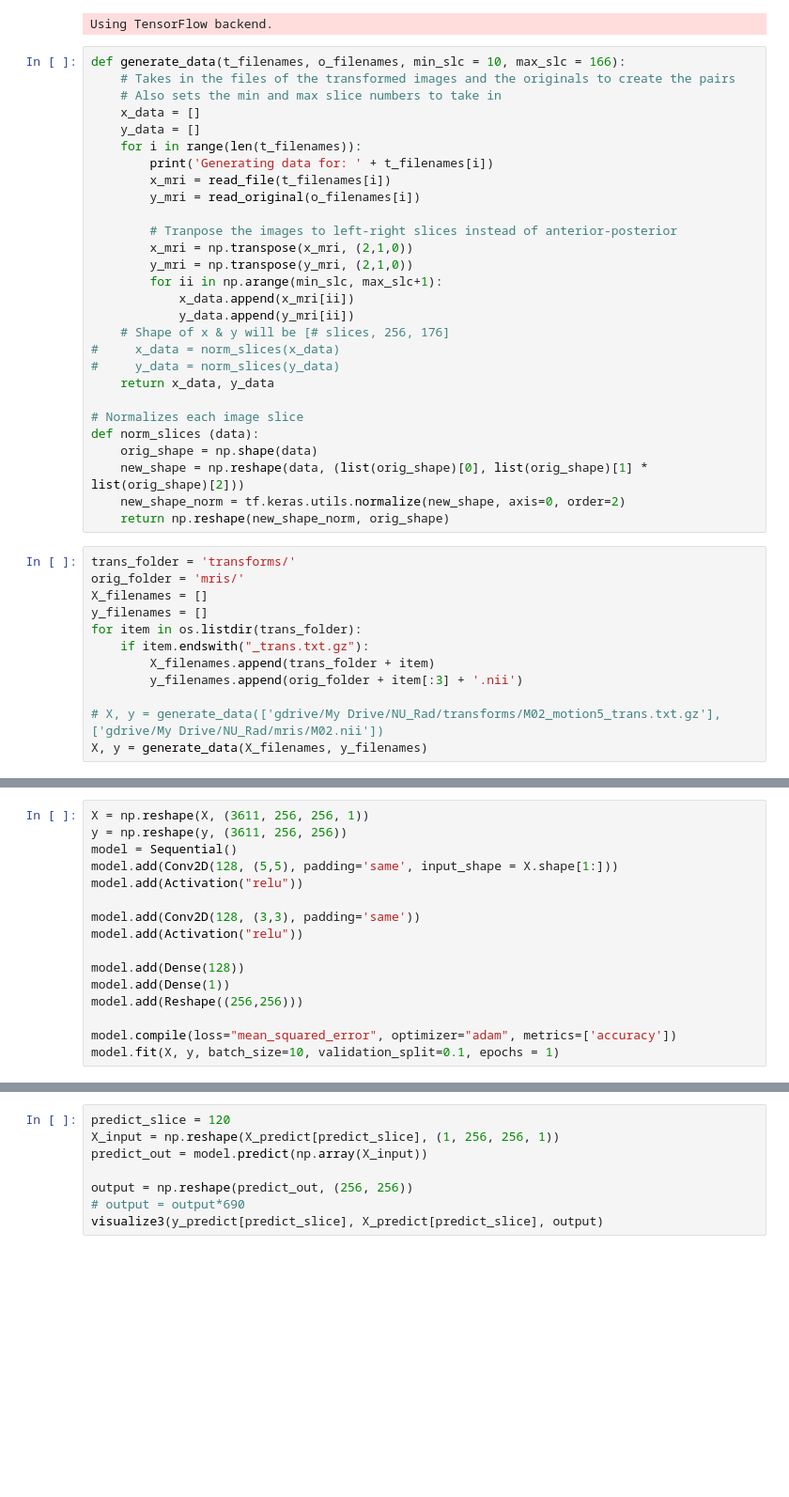
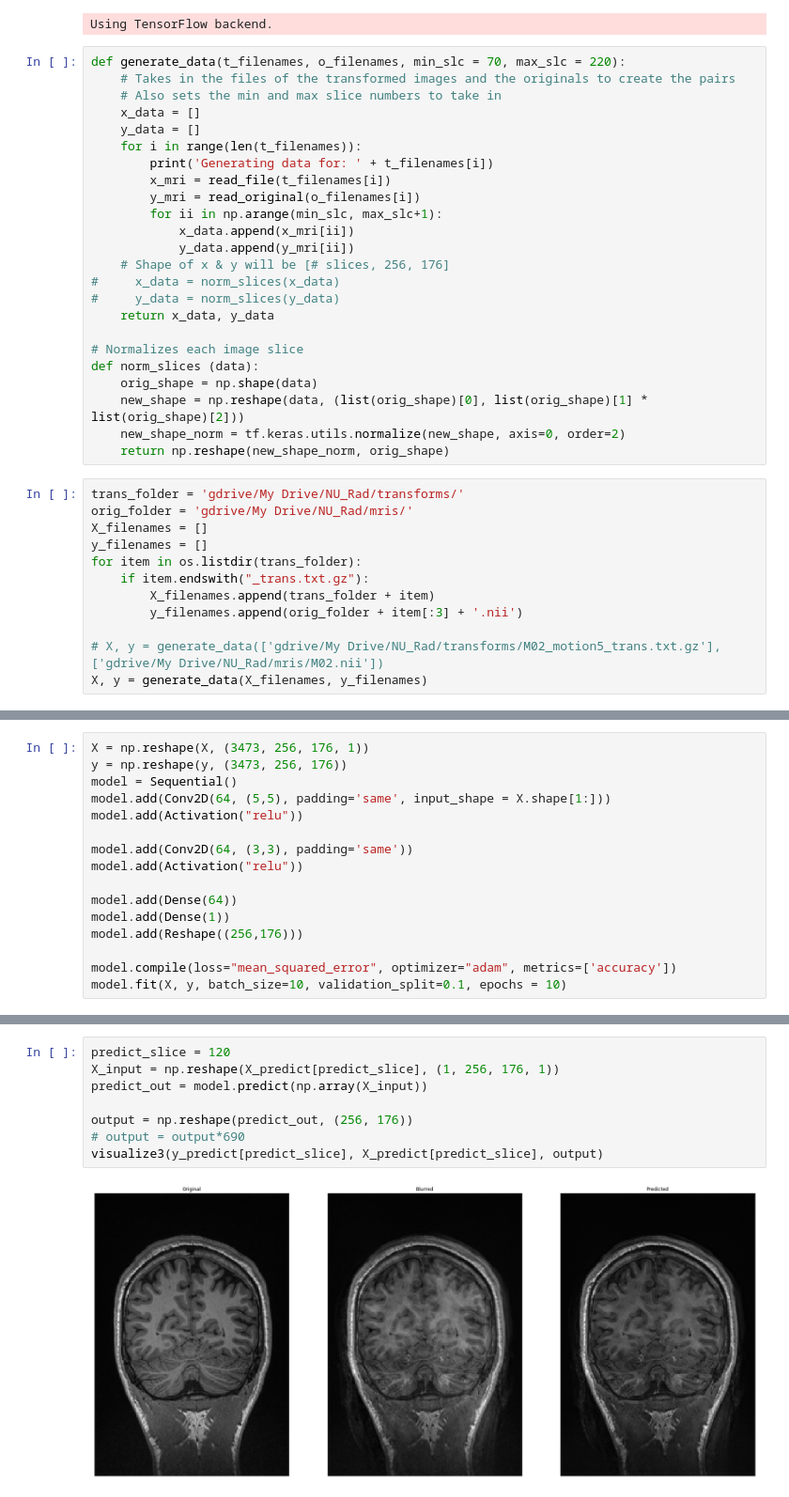
Before and after one commit to eyang9001/NU_Radiology, a Jupyter notebook: NU_RAD_Model.ipynb, the cells around one changed output, grey strips where cells are left out. Shown at 94% size. Drawn from its saved outputs; the diff is of its cells as text; blank space fills up the shorter version.

Commit message:
updating model notebook

```diff
--- a/NU_RAD_Model.ipynb
+++ b/NU_RAD_Model.ipynb
@@ -102,7 +131,7 @@ from sklearn import preprocessing as prepro
 # %% [output]
 Using TensorFlow backend.
 # %%
-def generate_data(t_filenames, o_filenames, min_slc = 10, max_slc = 166):
+def generate_data(t_filenames, o_filenames, min_slc = 70, max_slc = 220):
     # Takes in the files of the transformed images and the originals to create the pairs
     # Also sets the min and max slice numbers to take in
     x_data = []
@@ -111,10 +140,6 @@ def generate_data(t_filenames, o_filenames, min_slc = 10, max_slc = 166):
         print('Generating data for: ' + t_filenames[i])
         x_mri = read_file(t_filenames[i])
         y_mri = read_original(o_filenames[i])
-
-        # Tranpose the images to left-right slices instead of anterior-posterior
-        x_mri = np.transpose(x_mri, (2,1,0))
-        y_mri = np.transpose(y_mri, (2,1,0))
         for ii in np.arange(min_slc, max_slc+1):
             x_data.append(x_mri[ii])
             y_data.append(y_mri[ii])
@@ -130,8 +155,8 @@ def norm_slices (data):
     new_shape_norm = tf.keras.utils.normalize(new_shape, axis=0, order=2)
     return np.reshape(new_shape_norm, orig_shape)
 # %%
-trans_folder = 'transforms/'
-orig_folder = 'mris/'
+trans_folder = 'gdrive/My Drive/NU_Rad/transforms/'
+orig_folder = 'gdrive/My Drive/NU_Rad/mris/'
 X_filenames = []
 y_filenames = []
 for item in os.listdir(trans_folder):
@@ -162,17 +187,17 @@ Generating data for: transforms/M01_motion4_trans.txt.gz
 # %%
-X = np.reshape(X, (3611, 256, 256, 1))
-y = np.reshape(y, (3611, 256, 256))
+X = np.reshape(X, (3473, 256, 176, 1))
+y = np.reshape(y, (3473, 256, 176))
 model = Sequential()
-model.add(Conv2D(128, (5,5), padding='same', input_shape = X.shape[1:]))
+model.add(Conv2D(64, (5,5), padding='same', input_shape = X.shape[1:]))
 model.add(Activation("relu"))
 
-model.add(Conv2D(128, (3,3), padding='same'))
+model.add(Conv2D(64, (3,3), padding='same'))
 model.add(Activation("relu"))
 
-model.add(Dense(128))
+model.add(Dense(64))
 model.add(Dense(1))
-model.add(Reshape((256,256)))
+model.add(Reshape((256,176)))
 
 model.compile(loss="mean_squared_error", optimizer="adam", metrics=['accuracy'])
-model.fit(X, y, batch_size=10, validation_split=0.1, epochs = 1)
+model.fit(X, y, batch_size=10, validation_split=0.1, epochs = 10)
 # %% [output]
@@ -184,8 +226,10 @@ X_predict, y_predict = generate_data(['gdrive/My Drive/NU_Rad/transforms/M02_mot
 # %%
 predict_slice = 120
-X_input = np.reshape(X_predict[predict_slice], (1, 256, 256, 1))
+X_input = np.reshape(X_predict[predict_slice], (1, 256, 176, 1))
 predict_out = model.predict(np.array(X_input))
 
-output = np.reshape(predict_out, (256, 256))
+output = np.reshape(predict_out, (256, 176))
 # output = output*690
 visualize3(y_predict[predict_slice], X_predict[predict_slice], output)
+# %% [output]
+[figure, added]
```
Also changed, not shown: parts of 14 cells of this notebook.
